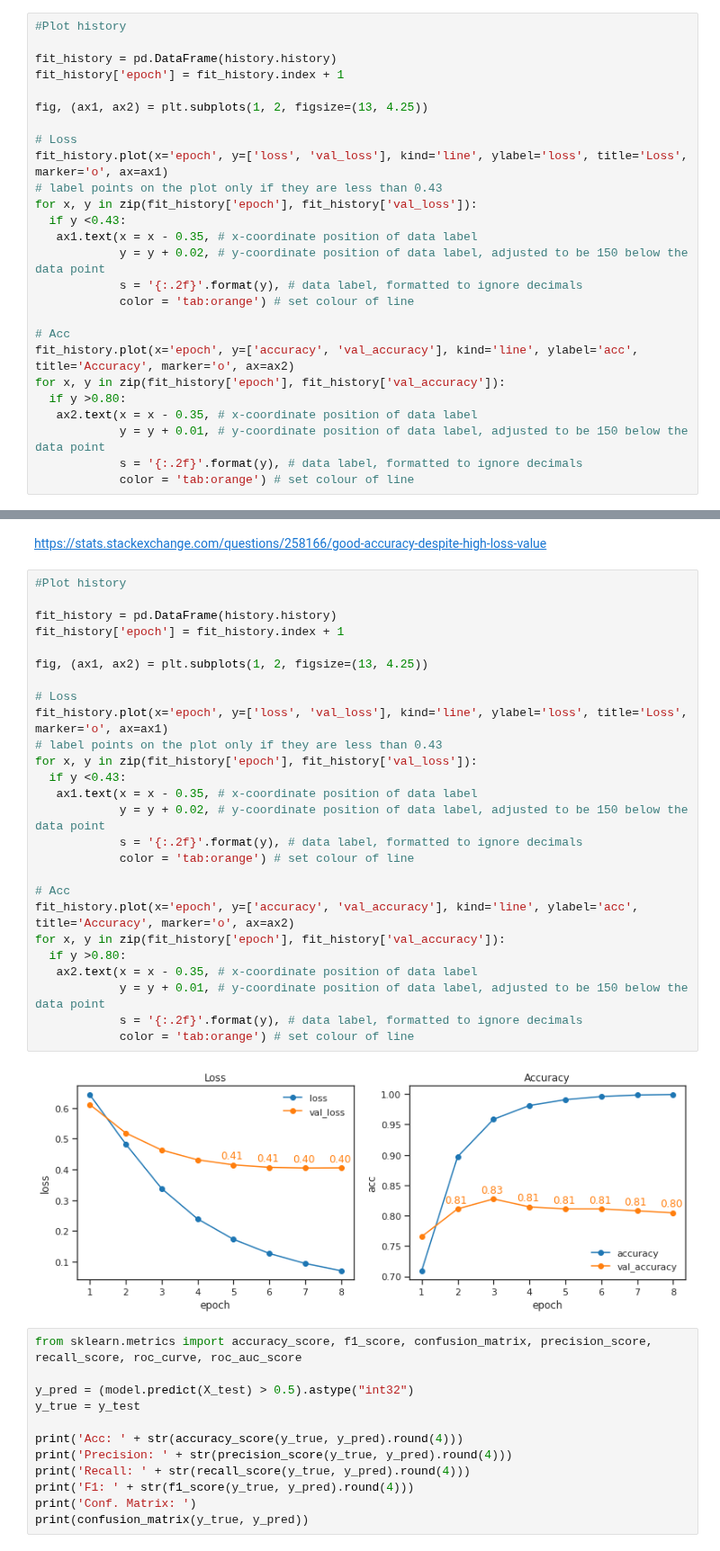
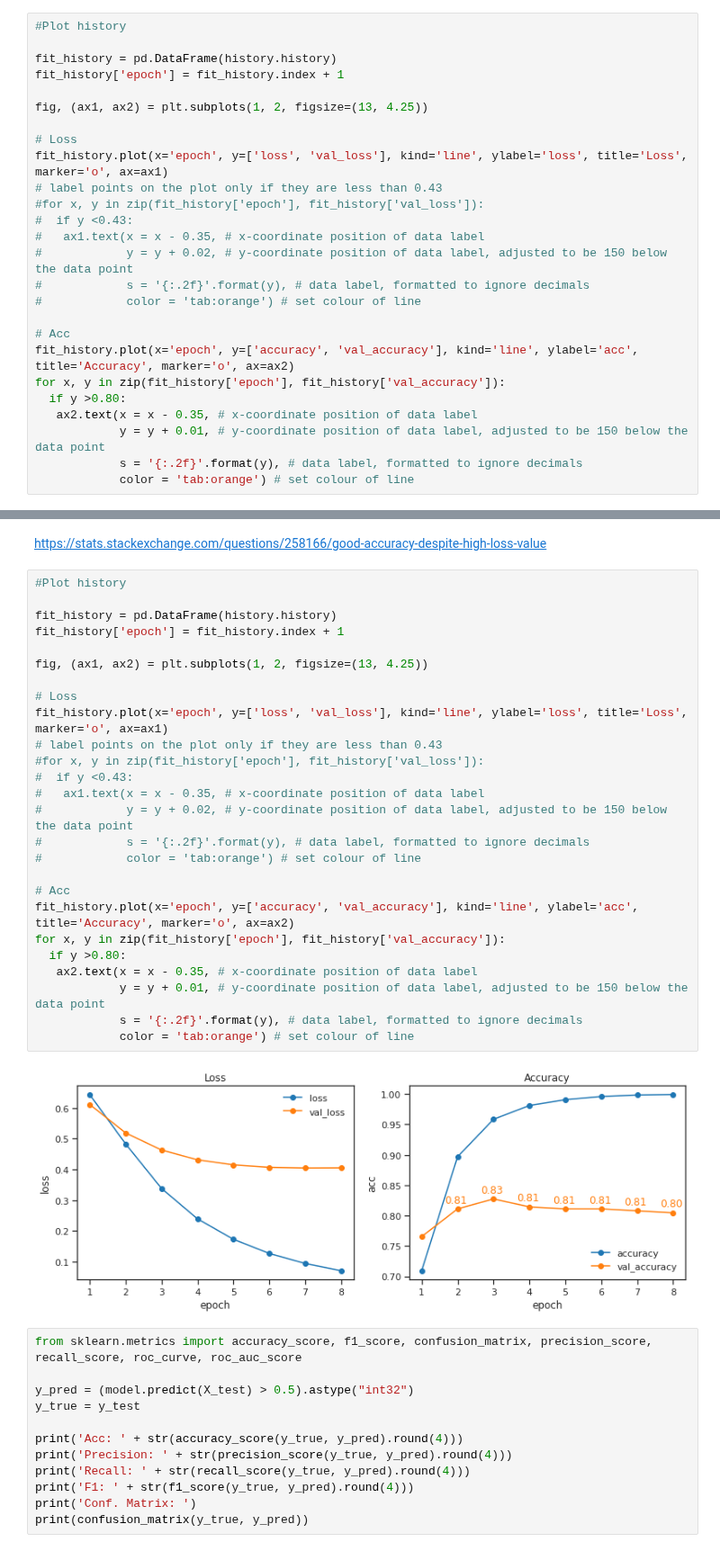
Before and after one commit to Jaimemorillo/ShouldIwatchThisMovie, a Jupyter notebook: Memoria_experiment2_2.ipynb, the cells around one changed output, grey strips where cells are left out. Shown at 90% size. Drawn from its saved outputs; the diff is of its cells as text.

```diff
--- a/Memoria_experiment2_2.ipynb
+++ b/Memoria_experiment2_2.ipynb
@@ -318,12 +318,12 @@ fig, (ax1, ax2) = plt.subplots(1, 2, figsize=(13, 4.25))
 # Loss
 fit_history.plot(x='epoch', y=['loss', 'val_loss'], kind='line', ylabel='loss', title='Loss', marker='o', ax=ax1)
 # label points on the plot only if they are less than 0.43
-for x, y in zip(fit_history['epoch'], fit_history['val_loss']):
-  if y <0.43:
-   ax1.text(x = x - 0.35, # x-coordinate position of data label
-            y = y + 0.02, # y-coordinate position of data label, adjusted to be 150 below the data point
-            s = '{:.2f}'.format(y), # data label, formatted to ignore decimals
-            color = 'tab:orange') # set colour of line
+#for x, y in zip(fit_history['epoch'], fit_history['val_loss']):
+#  if y <0.43:
+#   ax1.text(x = x - 0.35, # x-coordinate position of data label
+#            y = y + 0.02, # y-coordinate position of data label, adjusted to be 150 below the data point
+#            s = '{:.2f}'.format(y), # data label, formatted to ignore decimals
+#            color = 'tab:orange') # set colour of line
 
 # Acc
 fit_history.plot(x='epoch', y=['accuracy', 'val_accuracy'], kind='line', ylabel='acc', title='Accuracy', marker='o', ax=ax2)
@@ -502,31 +502,31 @@ https://stats.stackexchange.com/questions/258166/good-accuracy-despite-high-loss
 # %%
 #Plot history
 
 fit_history = pd.DataFrame(history.history)
 fit_history['epoch'] = fit_history.index + 1
 
 fig, (ax1, ax2) = plt.subplots(1, 2, figsize=(13, 4.25))
 
 # Loss
 fit_history.plot(x='epoch', y=['loss', 'val_loss'], kind='line', ylabel='loss', title='Loss', marker='o', ax=ax1)
 # label points on the plot only if they are less than 0.43
-for x, y in zip(fit_history['epoch'], fit_history['val_loss']):
-  if y <0.43:
-   ax1.text(x = x - 0.35, # x-coordinate position of data label
-            y = y + 0.02, # y-coordinate position of data label, adjusted to be 150 below the data point
-            s = '{:.2f}'.format(y), # data label, formatted to ignore decimals
-            color = 'tab:orange') # set colour of line
+#for x, y in zip(fit_history['epoch'], fit_history['val_loss']):
+#  if y <0.43:
+#   ax1.text(x = x - 0.35, # x-coordinate position of data label
+#            y = y + 0.02, # y-coordinate position of data label, adjusted to be 150 below the data point
+#            s = '{:.2f}'.format(y), # data label, formatted to ignore decimals
+#            color = 'tab:orange') # set colour of line
 
 # Acc
 fit_history.plot(x='epoch', y=['accuracy', 'val_accuracy'], kind='line', ylabel='acc', title='Accuracy', marker='o', ax=ax2)
 for x, y in zip(fit_history['epoch'], fit_history['val_accuracy']):
   if y >0.80:
    ax2.text(x = x - 0.35, # x-coordinate position of data label
             y = y + 0.01, # y-coordinate position of data label, adjusted to be 150 below the data point
             s = '{:.2f}'.format(y), # data label, formatted to ignore decimals
             color = 'tab:orange') # set colour of line
 # %% [output]
-[figure, old version]
+[figure, new version]
 # %%
 from sklearn.metrics import accuracy_score, f1_score, confusion_matrix, precision_score, recall_score, roc_curve, roc_auc_score
 
```
Also changed, not shown: parts of 3 cells of this notebook.
